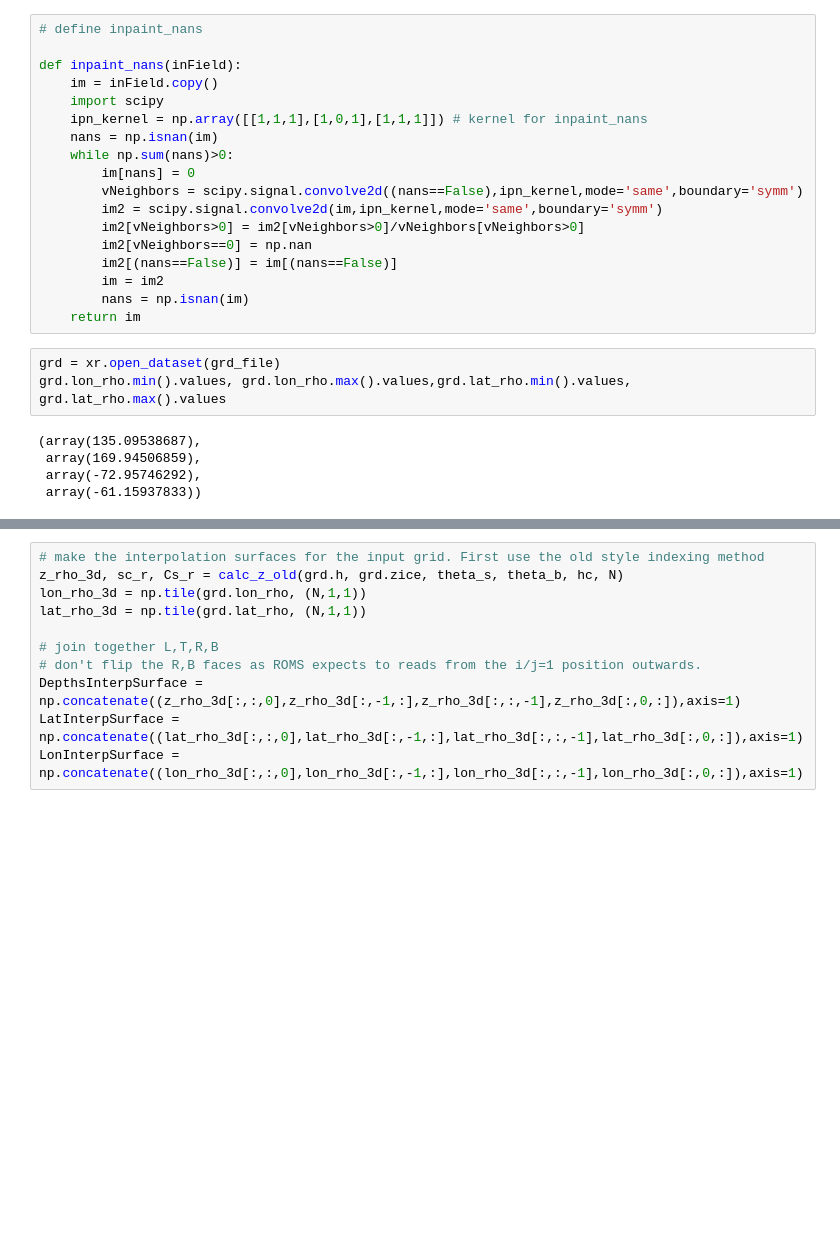
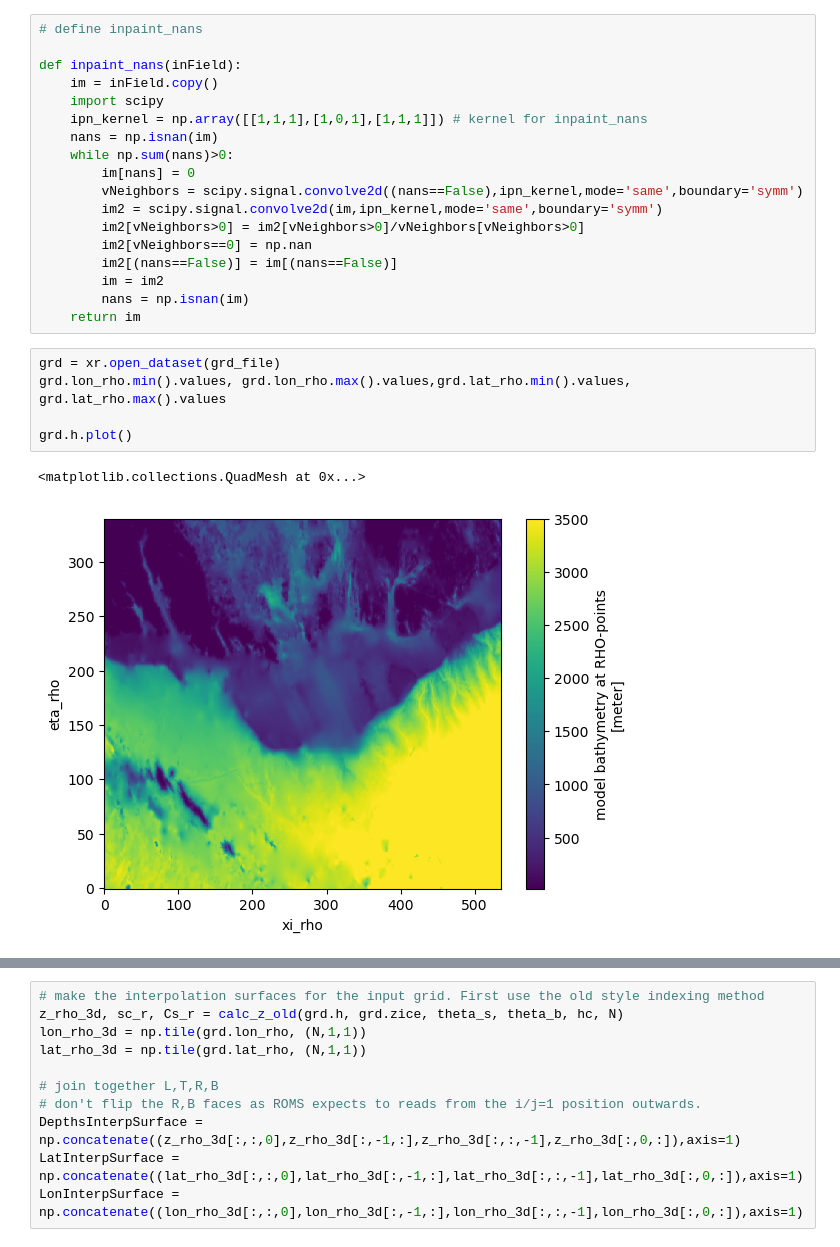
Before and after one commit to dgwyther/wilkes-setup, a Jupyter notebook: notebooks/make_bry-wilkes_ecco_IAF.ipynb, the cells around one changed output, grey strips where cells are left out. Saved outputs shown, nothing was run; the diff lists cells and outputs as text; blank space fills up the shorter version.

```diff
--- a/notebooks/make_bry-wilkes_ecco_IAF.ipynb
+++ b/notebooks/make_bry-wilkes_ecco_IAF.ipynb
@@ -92,11 +92,11 @@ def inpaint_nans(inField):
 # %%
 grd = xr.open_dataset(grd_file)
 grd.lon_rho.min().values, grd.lon_rho.max().values,grd.lat_rho.min().values, grd.lat_rho.max().values
+
+grd.h.plot()
 # %% [output]
-(array(135.09538687),
- array(169.94506859),
- array(-72.95746292),
- array(-61.15937833))
+<matplotlib.collections.QuadMesh at 0x...>
+[figure, added]
 # %%
 (grd.lon_rho).plot()
 # %% [output]
```
Also changed, not shown: parts of 8 cells of this notebook, 1 other file.
